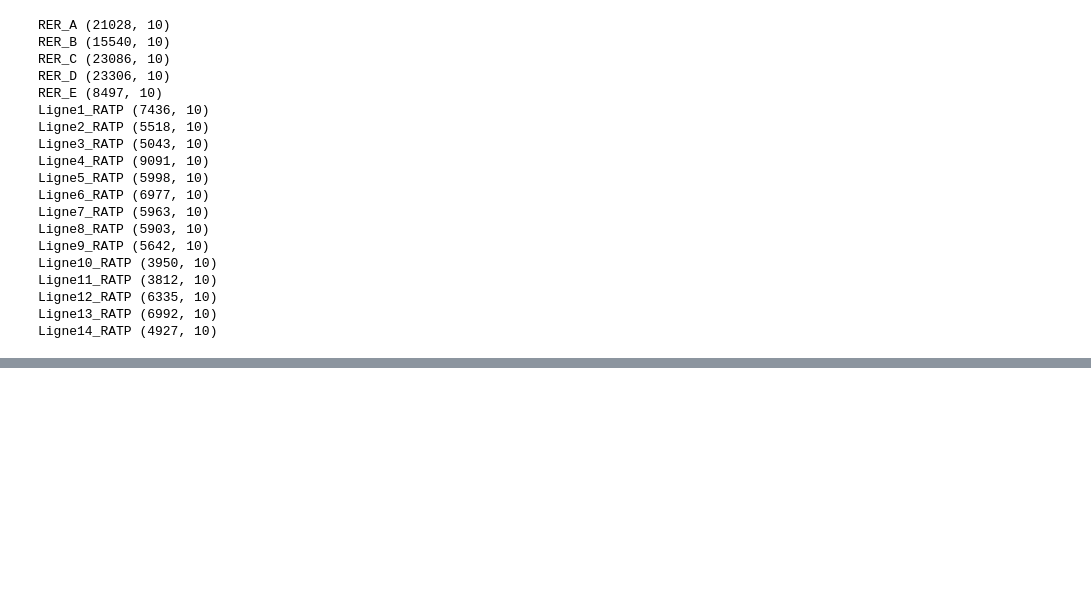
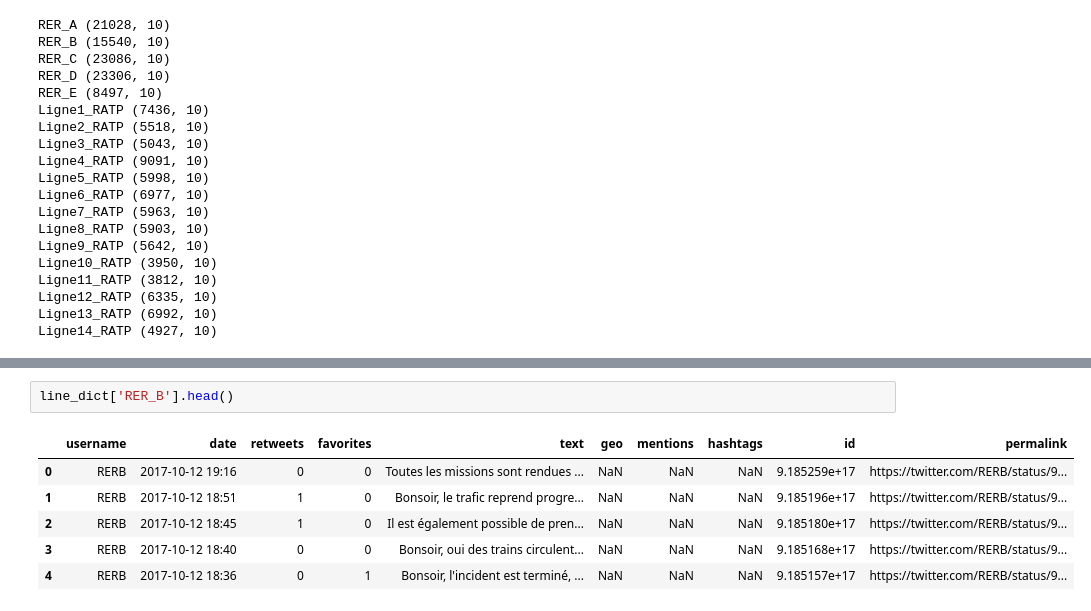
Before and after one commit to guidesc/DSBA---case-study, a Jupyter notebook: RATP.ipynb, the cells around one changed output, grey strips where cells are left out. Cells and saved outputs as stored; diff of their text form; blank space fills up the shorter version.

```diff
--- a/RATP.ipynb
+++ b/RATP.ipynb
@@ -61,3 +61,12 @@ line_dict['Ligne11_RATP'].head()
 | 2 | Ligne11_RATP | 2017-10-08 12:58 | 0 | 1 | Retour à un trafic régulier sur l... | NaN | NaN | #Ligne11 #RATP | 9.169811e+17 | https://twitter.com/Ligne11_RATP/... |
 | 3 | Ligne11_RATP | 2017-10-08 12:51 | 1 | 0 | 12:51, Retour à un trafic régulie... | NaN | NaN | #Ligne11 #RATP | 9.169795e+17 | https://twitter.com/Ligne11_RATP/... |
 | 4 | Ligne11_RATP | 2017-10-08 12:45 | 1 | 0 | 12:43, le trafic reprend progress... | NaN | NaN | #RATP #Ligne11 | 9.169778e+17 | https://twitter.com/Ligne11_RATP/... |
+# %%
+line_dict['RER_B'].head()
+# %% [output]
+|  | username | date | retweets | favorites | text | geo | mentions | hashtags | id | permalink |
+| 0 | RERB | 2017-10-12 19:16 | 0 | 0 | Toutes les missions sont rendues ... | NaN | NaN | NaN | 9.185259e+17 | https://twitter.com/RERB/status/9... |
+| 1 | RERB | 2017-10-12 18:51 | 1 | 0 | Bonsoir, le trafic reprend progre... | NaN | NaN | NaN | 9.185196e+17 | https://twitter.com/RERB/status/9... |
+| 2 | RERB | 2017-10-12 18:45 | 1 | 0 | Il est également possible de pren... | NaN | NaN | NaN | 9.185180e+17 | https://twitter.com/RERB/status/9... |
+| 3 | RERB | 2017-10-12 18:40 | 0 | 0 | Bonsoir, oui des trains circulent... | NaN | NaN | NaN | 9.185168e+17 | https://twitter.com/RERB/status/9... |
+| 4 | RERB | 2017-10-12 18:36 | 0 | 1 | Bonsoir, l'incident est terminé, ... | NaN | NaN | NaN | 9.185157e+17 | https://twitter.com/RERB/status/9... |
```
Also changed, not shown: parts of 12 cells of this notebook, 2 other files.
